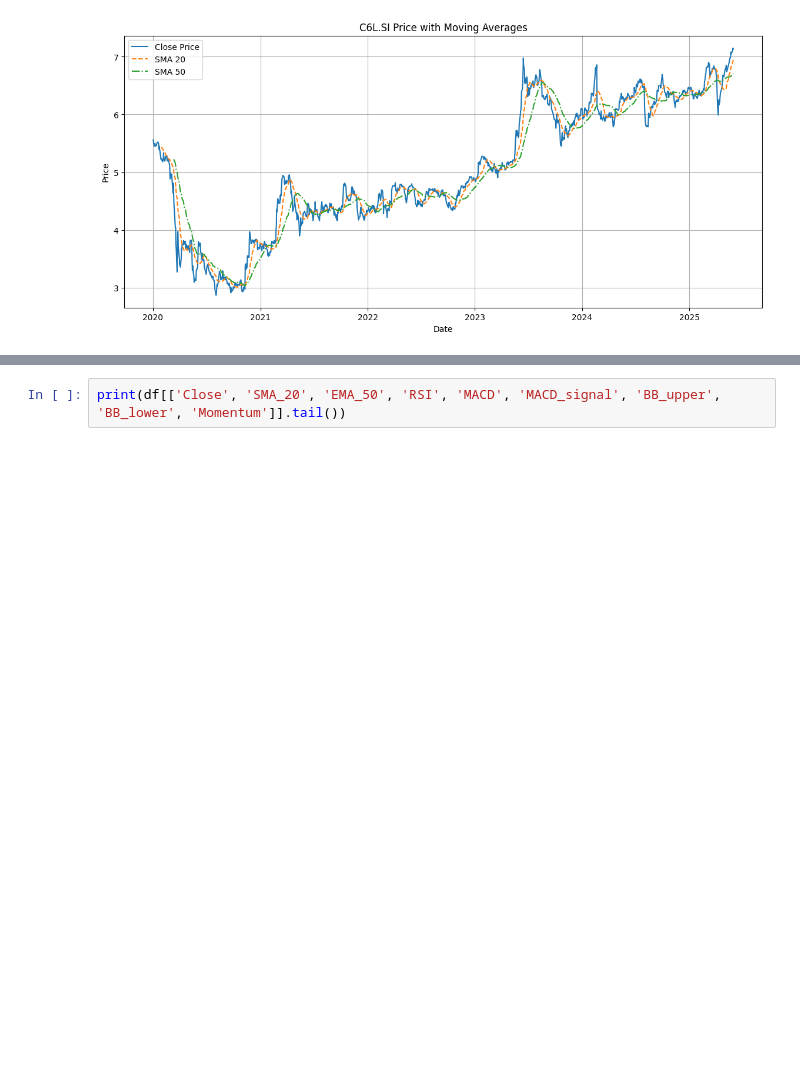
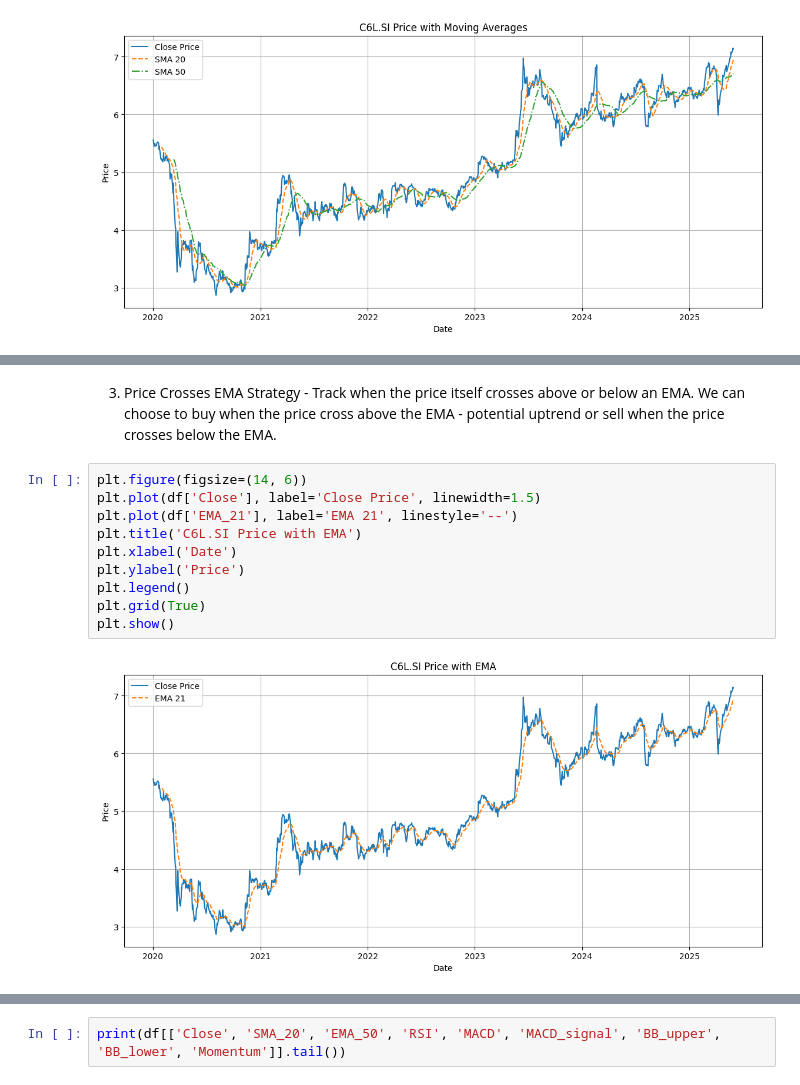
Before and after one commit to thehankerer/quant_indicators, a Jupyter notebook: quant_indicators.ipynb, the cells around one changed output, grey strips where cells are left out. Cells and saved outputs as stored; diff of their text form; blank space fills up the shorter version.

```diff
--- a/quant_indicators.ipynb
+++ b/quant_indicators.ipynb
@@ -98 +151,15 @@ plt.show()
+# %% [markdown]
+3. Price Crosses EMA Strategy - Track when the price itself crosses above or below an EMA. We can choose to buy when the price cross above the EMA - potential uptrend or sell when the price crosses below the EMA.
+# %%
+plt.figure(figsize=(14, 6))
+plt.plot(df['Close'], label='Close Price', linewidth=1.5)
+plt.plot(df['EMA_21'], label='EMA 21', linestyle='--')
+plt.title('C6L.SI Price with EMA')
+plt.xlabel('Date')
+plt.ylabel('Price')
+plt.legend()
+plt.grid(True)
+plt.show()
+# %% [output]
+[figure, added]
 # %%
```
Also changed, not shown: parts of 7 cells of this notebook.
